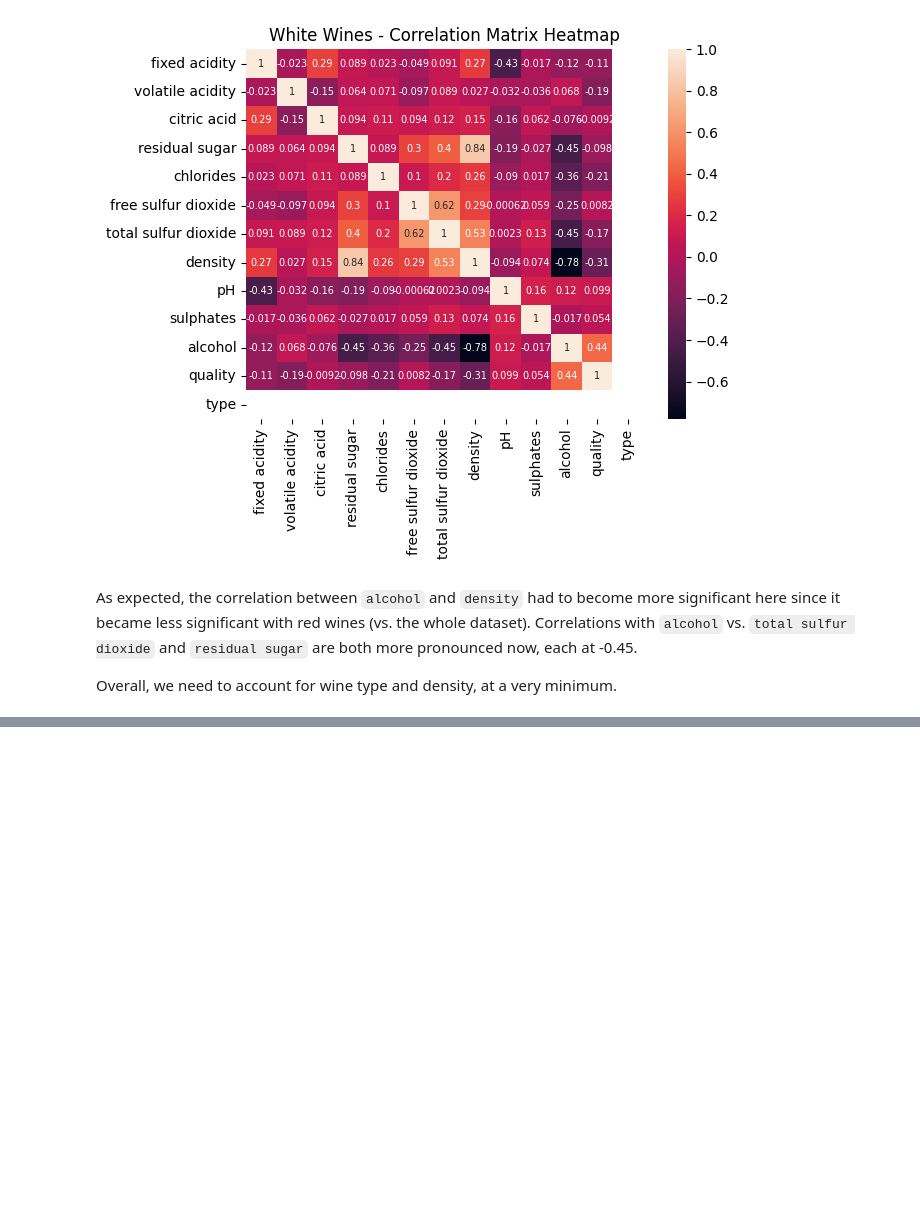
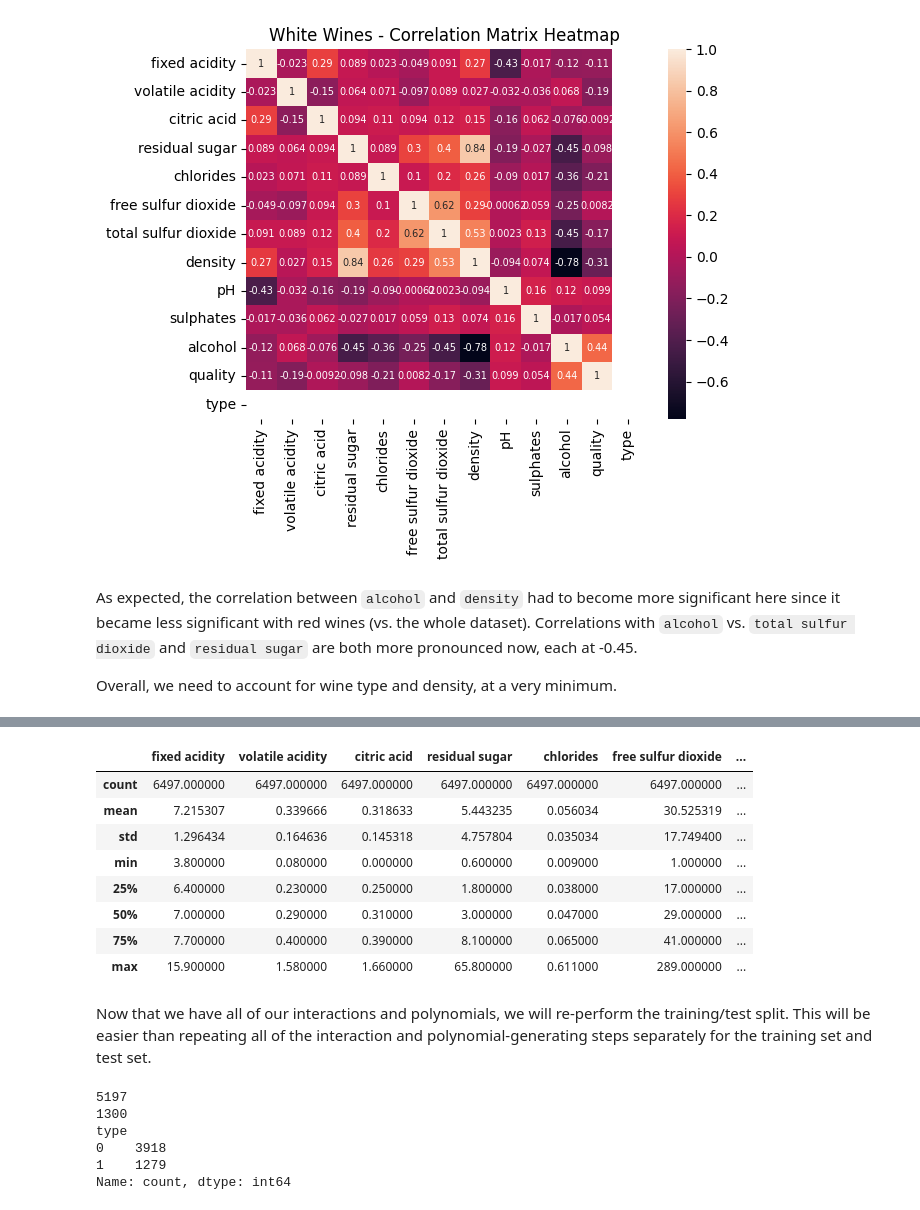
Before and after one commit to trevorlillywhite/HW7-NCSU-ST-554-Trevor-Lillywhite, a Jupyter notebook: HW7_ST554_Lillywhite.ipynb, the cells around one changed output, grey strips where cells are left out. Cells and saved outputs as stored; diff of their text form; code cells hidden in the pictures; blank space fills up the shorter version.

Commit message:
Incorporated interactions and polynomial features into training and test datasets. Ready to standardize, fit, and evaluate models.

```diff
--- a/HW7_ST554_Lillywhite.ipynb
+++ b/HW7_ST554_Lillywhite.ipynb
@@ -311,0 +380,4 @@ The polynomial terms were chosen based on the visible data curvature in the `pai
+# %%
+# Add new features to main DataFrame
+df = pd.concat([df, df_interact, df_poly], axis=1)
+df.head()
@@ -311,0 +391,37 @@ The polynomial terms were chosen based on the visible data curvature in the `pai
+# %%
+# Check statistics for reasonability
+df.describe()
+# %% [output]
+|  | fixed acidity | volatile acidity | citric acid | residual sugar | chlorides | free sulfur dioxide | ... |
+| count | 6497.000000 | 6497.000000 | 6497.000000 | 6497.000000 | 6497.000000 | 6497.000000 | ... |
+| mean | 7.215307 | 0.339666 | 0.318633 | 5.443235 | 0.056034 | 30.525319 | ... |
+| std | 1.296434 | 0.164636 | 0.145318 | 4.757804 | 0.035034 | 17.749400 | ... |
+| min | 3.800000 | 0.080000 | 0.000000 | 0.600000 | 0.009000 | 1.000000 | ... |
+| 25% | 6.400000 | 0.230000 | 0.250000 | 1.800000 | 0.038000 | 17.000000 | ... |
+| 50% | 7.000000 | 0.290000 | 0.310000 | 3.000000 | 0.047000 | 29.000000 | ... |
+| 75% | 7.700000 | 0.400000 | 0.390000 | 8.100000 | 0.065000 | 41.000000 | ... |
+| max | 15.900000 | 1.580000 | 1.660000 | 65.800000 | 0.611000 | 289.000000 | ... |
+# %% [markdown]
+Now that we have all of our interactions and polynomials, we will re-perform the training/test split. This will be easier than repeating all of the interaction and polynomial-generating steps separately for the training set and test set.
+# %%
+# Split training and test set (reperform after adding new variables)
+X_train, X_test, y_train, y_test = train_test_split(
+    df.drop('alcohol', axis=1),
+    df['alcohol'],
+    test_size = 0.20,
+    shuffle = True,
+    random_state = 42,
+    stratify = df['type']
+)
+
+# Print observation counts and type proportions to check the split
+print(len(X_train))
+print(len(X_test))
+print(X_train.type.value_counts())
+# %% [output]
+5197
+1300
+type
+0    3918
+1    1279
+Name: count, dtype: int64
```
Also changed, not shown: parts of 11 cells of this notebook.
